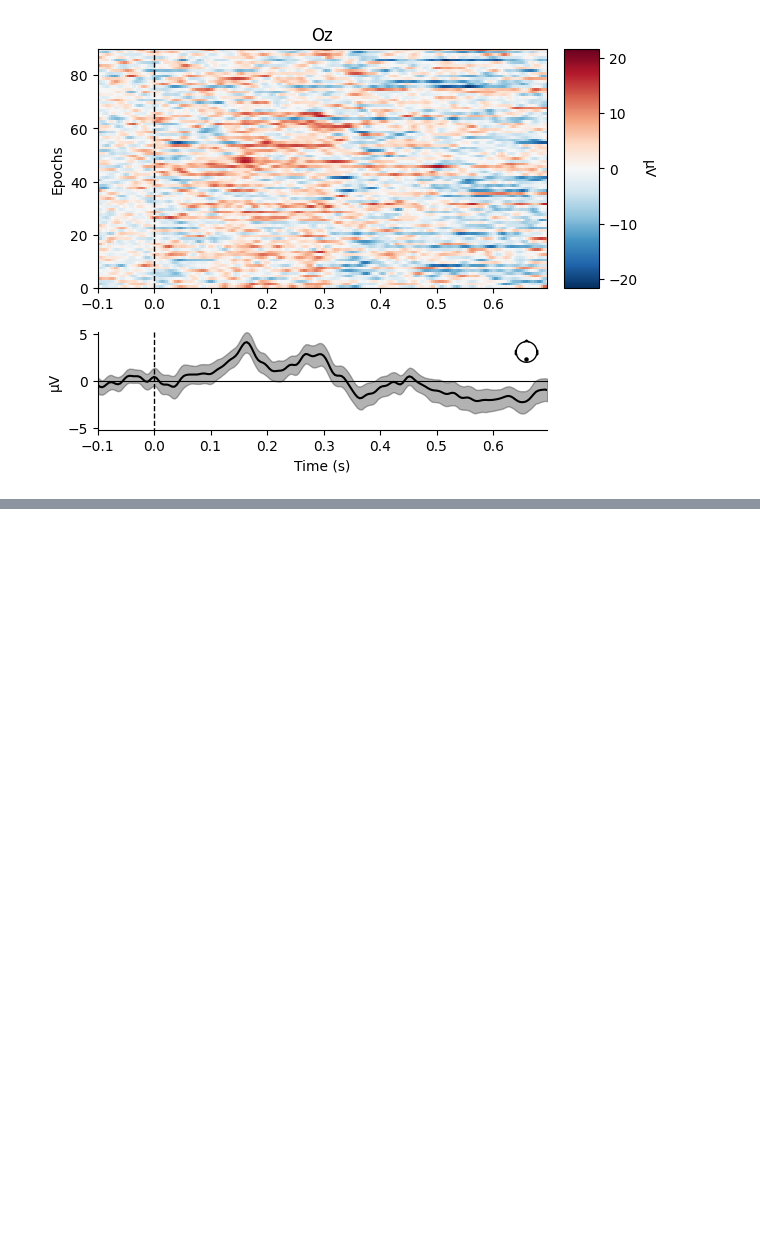
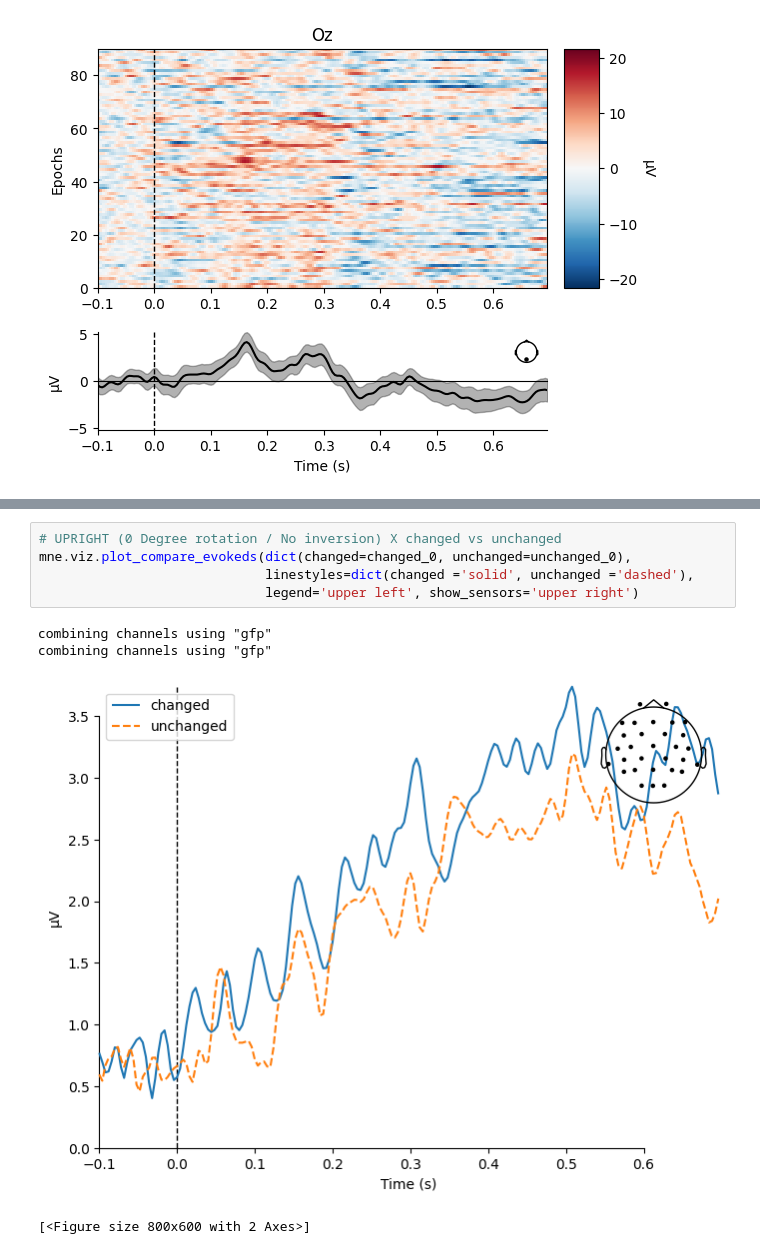
Before and after one commit to lauritswl/EEG_Thatcher_Effect, a Jupyter notebook: thatcher_experiment_notebook_EEG.ipynb, the cells around one changed output, grey strips where cells are left out. Drawn from its saved outputs; the diff is of its cells as text; blank space fills up the shorter version.

```diff
--- a/thatcher_experiment_notebook_EEG.ipynb
+++ b/thatcher_experiment_notebook_EEG.ipynb
@@ -352,0 +381,10 @@ TypeError: plot_compare_evokeds() missing 1 required positional argument: 'evoke
+# %%
+# UPRIGHT (0 Degree rotation / No inversion) X changed vs unchanged
+mne.viz.plot_compare_evokeds(dict(changed=changed_0, unchanged=unchanged_0),
+                             linestyles=dict(changed ='solid', unchanged ='dashed'),
+                             legend='upper left', show_sensors='upper right')
+# %% [output]
+combining channels using "gfp"
+combining channels using "gfp"
+[figure, added]
+[<Figure size 800x600 with 2 Axes>]
```
Also changed, not shown: parts of 9 cells of this notebook.
